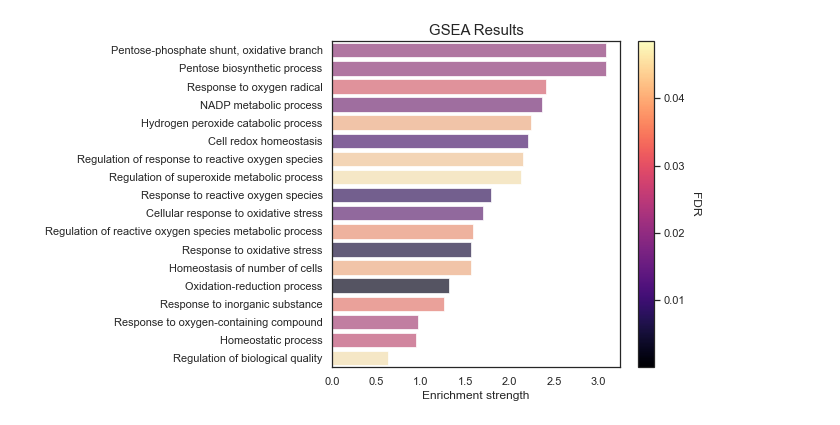
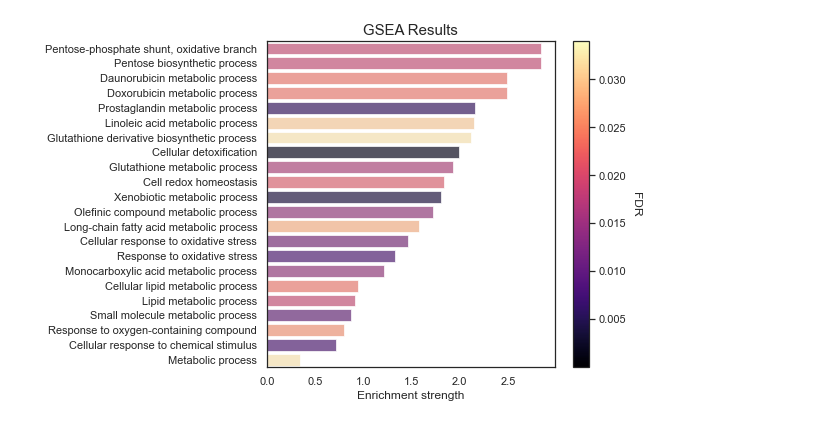
Before and after one commit to shanghongsim/NRF2-PARP1-Bioinformatics, a Jupyter notebook: gsea_results_plotter.ipynb, the cells around one changed output. Saved outputs shown, nothing was run; the diff lists cells and outputs as text; code cells hidden in the pictures.

```diff
--- a/gsea_results_plotter.ipynb
+++ b/gsea_results_plotter.ipynb
@@ -42,3 +42,35 @@ plt.title("GSEA Results", fontsize= 15)
 plt.tick_params(axis='y', labelsize=5)
 plt.savefig('GSEA.jpeg',dpi=200)
 plt.show()
+# %%
+import seaborn as sns
+import matplotlib.pyplot as plt
+import pandas as pd
+
+df = pd.read_csv("./String/string_expanded_list_AOS.csv")
+
+# use the scatterplot function
+
+sns.set(rc = {'figure.figsize':(10,6)})
+sns.set_style(style='white')
+
+norm = plt.Normalize(df["false discovery rate"].min(), df["false discovery rate"].max())
+sm = plt.cm.ScalarMappable(cmap="magma", norm=norm)
+sm.set_array([])
+
+
+
+ax = sns.barplot(data=df, x= "strength", y="term description", hue = "false discovery rate", dodge = False, palette='magma', alpha = 0.7)
+ax.get_legend().remove()
+cbar = ax.figure.colorbar(sm)
+cbar.set_label('FDR', rotation=270, labelpad=15)
+
+
+# show the graph
+plt.title("GSEA Results", fontsize= 15)
+ax.set(ylabel=None)
+ax.set_xlabel("Enrichment strength")
+# plt.subplots_adjust(bottom=0.15)
+plt.subplots_adjust(left=0.4)
+plt.savefig('GSEA_fromheatmap_expanded_list.jpeg',dpi=200)
+plt.show()
@@ -46,33 +80,33 @@ plt.show()
 import seaborn as sns
 import matplotlib.pyplot as plt
 import pandas as pd
 
-df = pd.read_csv("./String/enrichment.Process_fromheatmap.tsv", sep = "\t")
+df = pd.read_csv("./String/enrichment.Process_nrf2.tsv", sep='\t')
 
 # use the scatterplot function
 
 sns.set(rc = {'figure.figsize':(10,6)})
 sns.set_style(style='white')
 
 norm = plt.Normalize(df["false discovery rate"].min(), df["false discovery rate"].max())
 sm = plt.cm.ScalarMappable(cmap="magma", norm=norm)
 sm.set_array([])
 
 
 
 ax = sns.barplot(data=df, x= "strength", y="term description", hue = "false discovery rate", dodge = False, palette='magma', alpha = 0.7)
 ax.get_legend().remove()
 cbar = ax.figure.colorbar(sm)
 cbar.set_label('FDR', rotation=270, labelpad=15)
 
 
 # show the graph
 plt.title("GSEA Results", fontsize= 15)
 ax.set(ylabel=None)
 ax.set_xlabel("Enrichment strength")
 # plt.subplots_adjust(bottom=0.15)
 plt.subplots_adjust(left=0.4)
-plt.savefig('GSEA_fromheatmap.jpeg',dpi=200)
+plt.savefig('GSEA_fromheatmap_nrf2.jpeg',dpi=200)
 plt.show()
 # %% [output]
-[figure, old version]
+[figure, new version]
```
Also changed, not shown: parts of 1 cell of this notebook, 25 other files.
